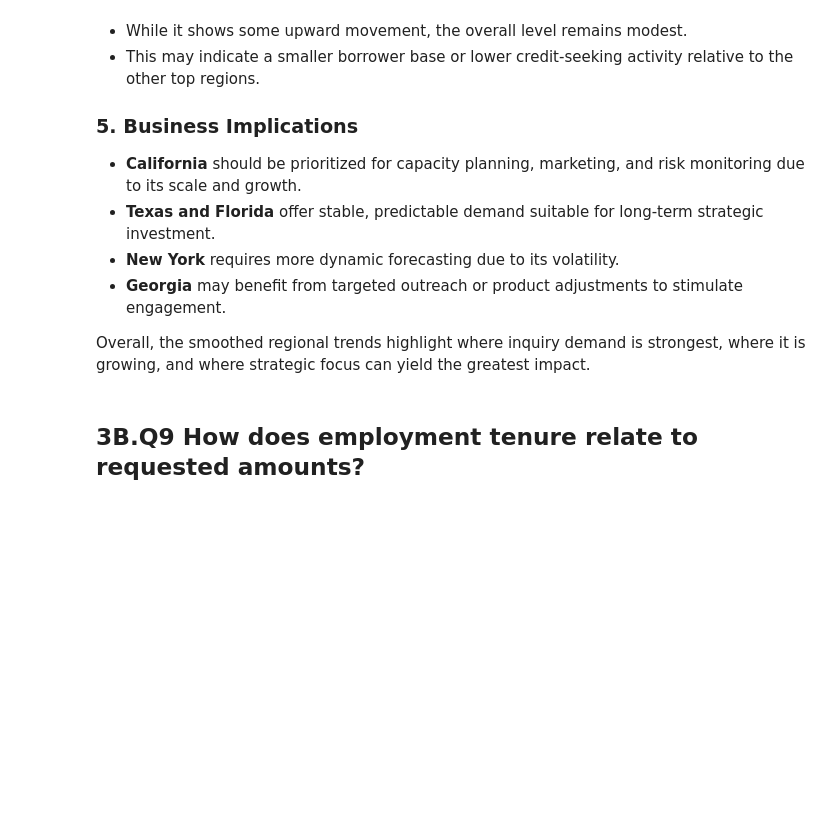
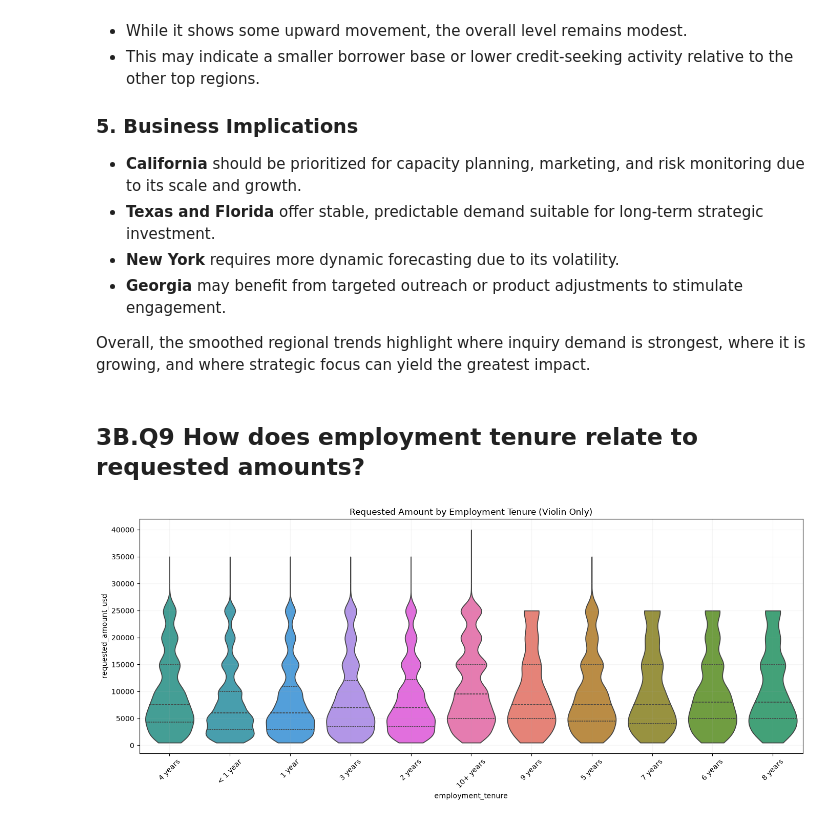
Before and after one commit to JoseAlberto88/Credit-Default-Risk-Analysis, a Jupyter notebook: python/2. eda_analysis.ipynb, the cells around one changed output. Drawn from its saved outputs; the diff is of its cells as text; code cells hidden in the pictures; blank space fills up the shorter version.

```diff
--- a/python/2. eda_analysis.ipynb
+++ b/python/2. eda_analysis.ipynb
@@ -1443,3 +1563,24 @@ The smoothed regional trends reveal clear differences in inquiry behavior across
 Overall, the smoothed regional trends highlight where inquiry demand is strongest, where it is growing, and where strategic focus can yield the greatest impact.
 # %% [markdown]
 ## **3B.Q9  How does employment tenure relate to requested amounts?**
+# %%
+plt.figure(figsize=(14,6))
+
+sns.violinplot(
+    data=inq_eda,
+    x='employment_tenure',
+    y='requested_amount_usd',
+    hue='employment_tenure',
+    palette=sns.husl_palette(inq_eda['employment_tenure'].nunique(), h=.5),
+    inner='quartile',
+    cut=0,
+    legend=False
+)
+
+plt.title("Requested Amount by Employment Tenure (Violin Only)")
+plt.xticks(rotation=45)
+plt.grid(alpha=0.12)
+plt.tight_layout()
+plt.show()
+# %% [output]
+[figure, added]
```
Also changed, not shown: parts of 13 cells of this notebook.
